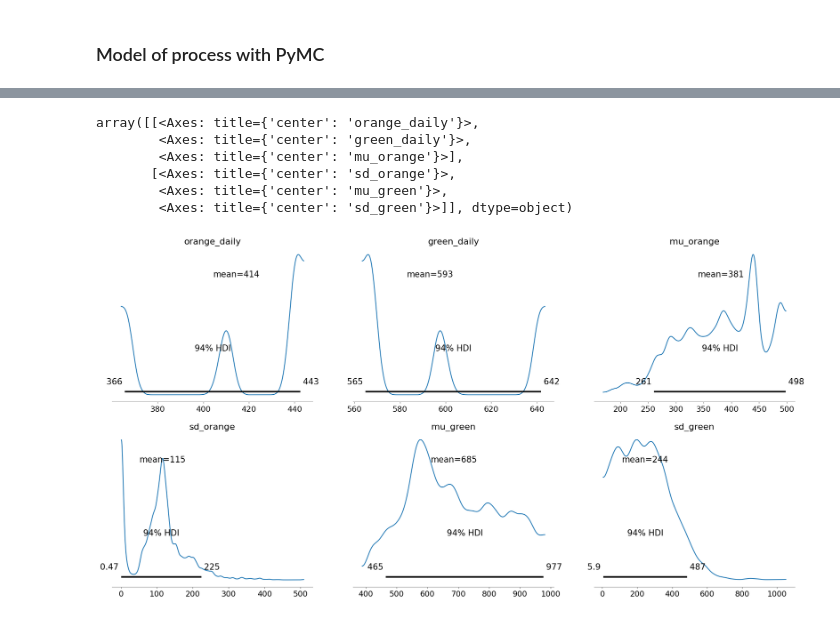
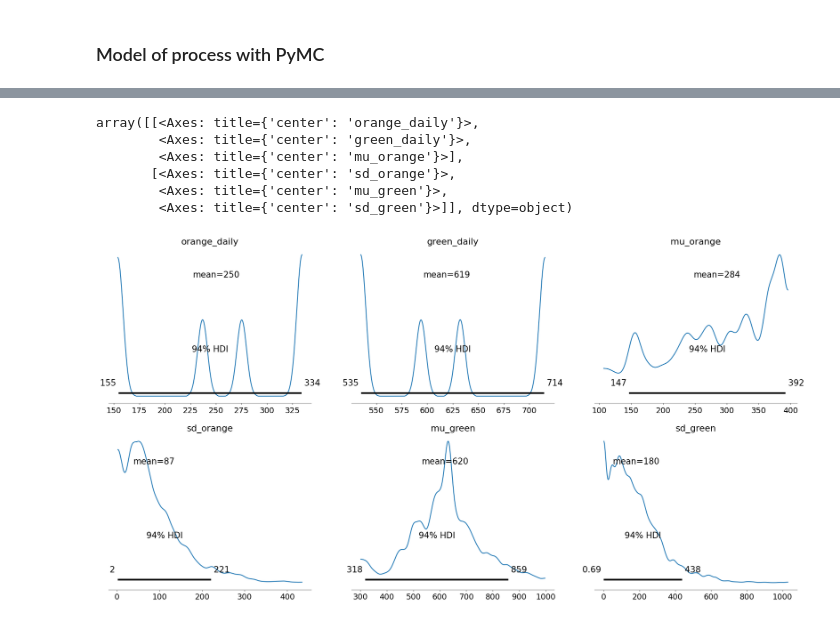
Before and after one commit to davcamer/incompletebinary, a Jupyter notebook: example_daily_data.ipynb, the cells around one changed output, grey strips where cells are left out. Cells and saved outputs as stored; diff of their text form; code cells hidden in the pictures.

Commit message:
Adding a second model with more observations

```diff
--- a/example_daily_data.ipynb
+++ b/example_daily_data.ipynb
@@ -6,7 +6,7 @@ import arviz as az
 # %% [markdown]
 ### Generating example data
 # %%
-n_observations = 10
+n_observations = 1000
 
 true_orange_mu, true_orange_sd = 300, 100
 true_green_mu, true_green_sd = 600, 200
@@ -46,2 +48,5 @@ df
 # %% [markdown]
 ### Model of process with PyMC
+# %%
+data_df_10 = df[:10]
+data_df_10
@@ -48,8 +65,8 @@ df
 # %%
-no_upper_bounds = np.matrix(np.ones((n_observations,1)) * np.inf)
+with pm.Model() as m10:
+    # obs_data_m1 = pm.MutableData("obs_data_m1", df)
 
-with pm.Model() as m1:
-    # obs_data_m1 = pm.MutableData("obs_data_m1", df)
+    no_upper_bounds = np.matrix(np.ones((len(data_df_10),1)) * np.inf)
 
     mu_orange = pm.Uniform("mu_orange", 100, 500)
     sd_orange = pm.HalfNormal("sd_orange", 150)
@@ -61,9 +78,9 @@ with pm.Model() as m1:
 
     # Use observed number of orange and green to put a lower bound on modeled # of orange.
     daily_mu_with_obs = (
-        pm.math.clip(orange_daily, df['obs_orange'], no_upper_bounds)
+        pm.math.clip(orange_daily, data_df_10['obs_orange'], no_upper_bounds)
         +
-        pm.math.clip(green_daily, df['obs_green'], no_upper_bounds)
+        pm.math.clip(green_daily, data_df_10['obs_green'], no_upper_bounds)
     )
 
     daily_total = pm.Normal(
@@ -72,10 +89,10 @@ with pm.Model() as m1:
         # Introducing a noise term here, since observed data can not be directly applied
         # to a deterministic node, but otherwise I would use Deterministic here.
         .001,
-        observed=df['total']
+        observed=data_df_10['total']
     )
 
-    trace_m1 = pm.sample(1_000, chains=4, target_accept=0.9)
+    trace_m10 = pm.sample(1_000, chains=4, target_accept=0.9)
 # %% [output]
 Auto-assigning NUTS sampler...
 Initializing NUTS using jitter+adapt_diag...
@@ -90,12 +107,12 @@ Chain 1 reached the maximum tree depth. Increase `max_treedepth`, increase `targ
 Chain 2 reached the maximum tree depth. Increase `max_treedepth`, increase `target_accept` or reparameterize.
 Chain 3 reached the maximum tree depth. Increase `max_treedepth`, increase `target_accept` or reparameterize.
 # %%
-az.plot_posterior(trace_m1)
+az.plot_posterior(trace_m10)
 # %% [output]
 array([[<Axes: title={'center': 'orange_daily'}>,
         <Axes: title={'center': 'green_daily'}>,
         <Axes: title={'center': 'mu_orange'}>],
        [<Axes: title={'center': 'sd_orange'}>,
         <Axes: title={'center': 'mu_green'}>,
         <Axes: title={'center': 'sd_green'}>]], dtype=object)
-[figure, old version]
+[figure, new version]
```
Also changed, not shown: parts of 3 cells of this notebook.
